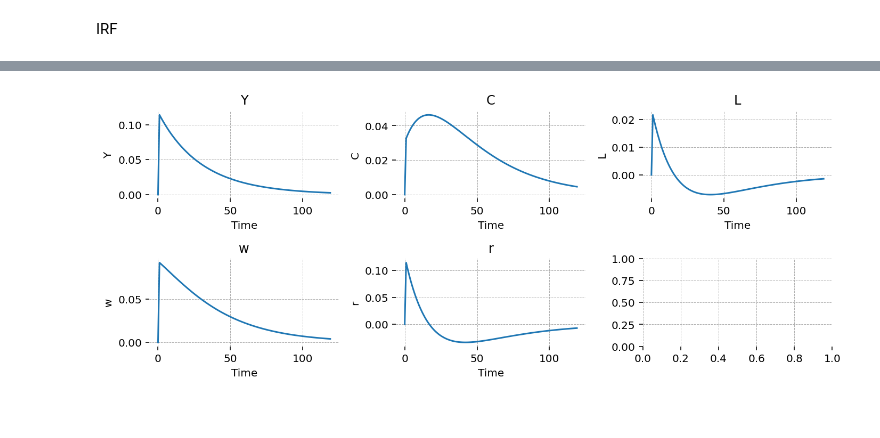
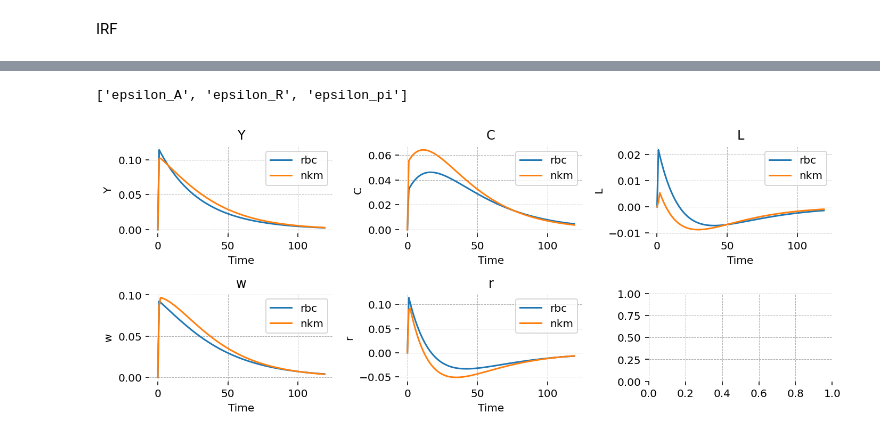
Before and after one commit to lukasgrahl/memoire1, a Jupyter notebook: notebooks/02-prep_model.ipynb, the cells around one changed output, grey strips where cells are left out. Saved outputs shown, nothing was run; the diff lists cells and outputs as text; code cells hidden in the pictures.

```diff
--- a/notebooks/02-prep_model.ipynb
+++ b/notebooks/02-prep_model.ipynb
@@ -131,0 +34,3 @@ gp.plot_acf(acorr, plot_vars, n_cols=3, figsize=(10, 8))
+# %%
+rbc = gEconModel(os.path.join(MODEL_DIR, 'mod4_rbc.gcn'))
+nkm = gEconModel(os.path.join(MODEL_DIR, 'mod5_nk_capital.gcn'))
@@ -131,0 +55,3 @@ gp.plot_acf(acorr, plot_vars, n_cols=3, figsize=(10, 8))
+# %%
+_, rbc = solve_updated_mod(rbc)
+_, nkm = solve_updated_mod(nkm)
@@ -143,0 +73,6 @@ Shocks are: ['epsilon_A']
+# %%
+shock_size = .1
+sim_length = 120
+
+irf_rbc = rbc.impulse_response_function(simulation_length=sim_length, shock_size=shock_size)
+irf_nkm = nkm.impulse_response_function(simulation_length=sim_length, shock_size=shock_size)
@@ -144,8 +86,19 @@ Shocks are: ['epsilon_A']
+# %%
+shocks
+# %% [output]
+['epsilon_A', 'epsilon_R', 'epsilon_pi']
+# %%
+shock = 'epsilon_A'
+try:
+    _irf_rbc = irf_rbc.unstack().loc[:, shock].unstack()[plot_vars].copy()
+except KeyError:
+    _irf_rbc = None
+
+_irf_nkm = irf_nkm.unstack().loc[:, shock].unstack()[plot_vars].copy()
 # %%
-shocks = ['epsilon_A'] #, 'epsilon_R']
-plot_dfs([irf.copy().unstack().loc[:, item].unstack()[plot_vars] for item in shocks],
+plot_dfs([item for item in [_irf_rbc, _irf_nkm] if type(item) == pd.DataFrame],
          sns.lineplot,
          figsize=(10, 2),
-         legend=shocks)
+         legend=['rbc', 'nkm'])
 # %% [output]
-[figure, old version]
+[figure, new version]
```
Also changed, not shown: parts of 20 cells of this notebook, 5 other files.
